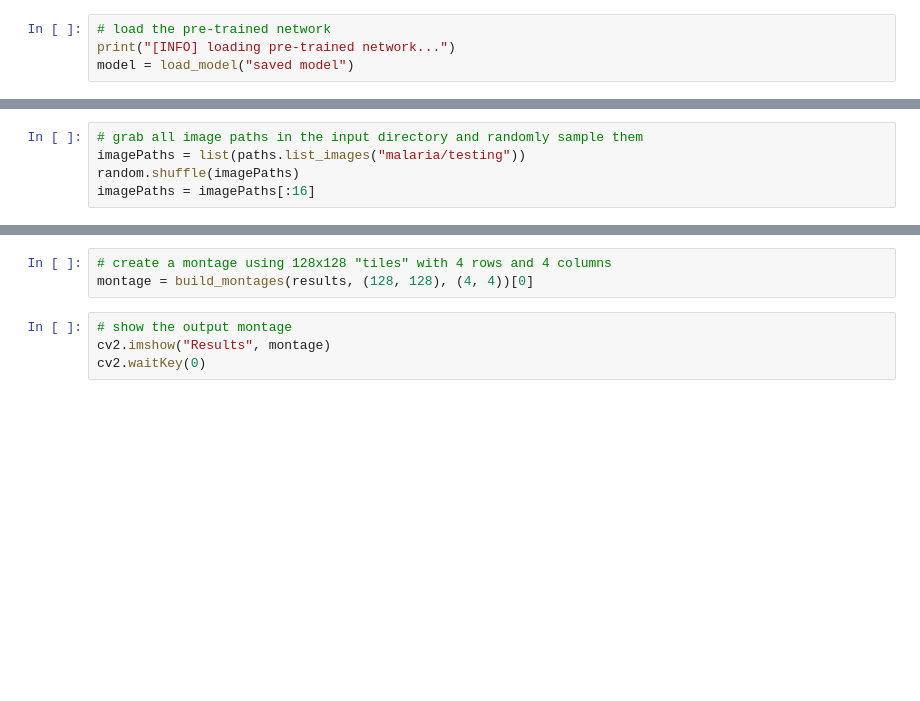
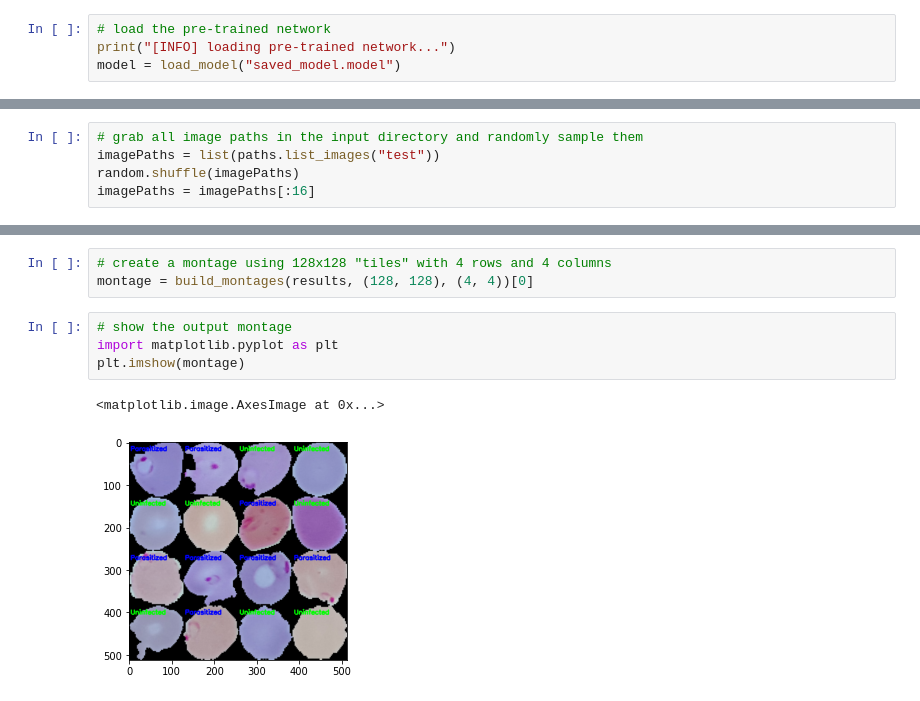
Before and after one commit to behnoudshafizadeh/MALARIA-DETECTION-CNN, a Jupyter notebook: keras load model.ipynb, the cells around one changed output, grey strips where cells are left out. Saved outputs shown, nothing was run; the diff lists cells and outputs as text; blank space fills up the shorter version.

```diff
--- a/keras load model.ipynb
+++ b/keras load model.ipynb
@@ -16,12 +30,12 @@ Using TensorFlow backend.
 # %%
 # load the pre-trained network
 print("[INFO] loading pre-trained network...")
-model = load_model("saved model")
+model = load_model("saved_model.model")
 # %% [output]
 [INFO] loading pre-trained network...
 # %%
 # grab all image paths in the input directory and randomly sample them
-imagePaths = list(paths.list_images("malaria/testing"))
+imagePaths = list(paths.list_images("test"))
 random.shuffle(imagePaths)
 imagePaths = imagePaths[:16]
 # %%
@@ -69,5 +83,8 @@ for p in imagePaths:
 montage = build_montages(results, (128, 128), (4, 4))[0]
 # %%
 # show the output montage
-cv2.imshow("Results", montage)
-cv2.waitKey(0)
+import matplotlib.pyplot as plt
+plt.imshow(montage)
+# %% [output]
+<matplotlib.image.AxesImage at 0x...>
+[figure, added]
```
Also changed, not shown: parts of 2 cells of this notebook.
